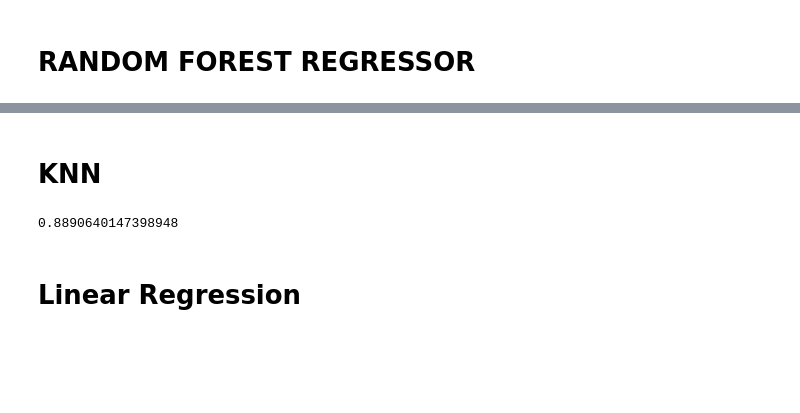
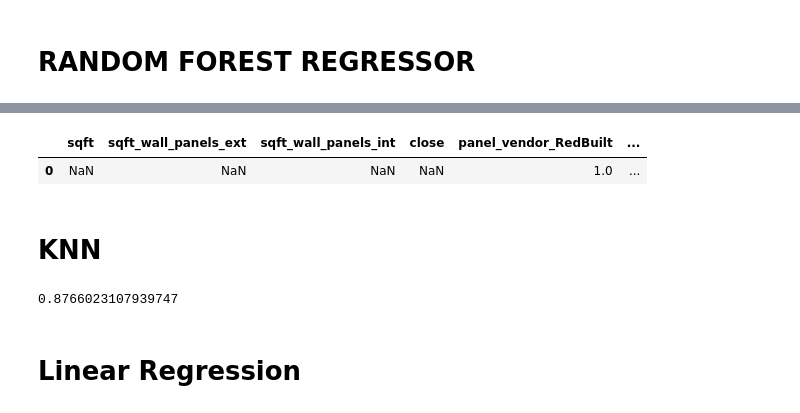
Before and after one commit to JohnnyBuccola/bbc-20-project-dashboard, a Jupyter notebook: notebooks/ml_exploration.ipynb, the cells around one changed output, grey strips where cells are left out. Saved outputs shown, nothing was run; the diff lists cells and outputs as text; code cells hidden in the pictures; blank space fills up the shorter version.

```diff
--- a/notebooks/ml_exploration.ipynb
+++ b/notebooks/ml_exploration.ipynb
@@ -43,3 +46,4 @@ analytical_df = analytical_df[analytical_df['prototype_prefix'].str.startswith('
 # Sales order date only needed for merge -
 analytical_df = analytical_df.drop(columns=['sales_order_date']).reset_index().drop(axis=1,columns='index')
 analytical_df
+sample_prediction = pd.DataFrame(analytical_df.iloc[[random.randint(0,80)]]).drop(columns=["wall_panels_cost_per_elev_sqft"],axis=1)
@@ -137,0 +151,6 @@ rf_model.score(X_test,y_test)
+# %%
+prediction_df = prep_prediction(sample_prediction)
+prediction_df
+# %% [output]
+|  | sqft | sqft_wall_panels_ext | sqft_wall_panels_int | close | panel_vendor_RedBuilt | ... |
+| 0 | NaN | NaN | NaN | NaN | 1.0 | ... |
@@ -140,11 +161,11 @@ rf_model.score(X_test,y_test)
 # %%
 from sklearn.neighbors import KNeighborsRegressor
 # %%
-knn_model = KNeighborsRegressor(n_neighbors=7,weights='uniform')
+knn_model = KNeighborsRegressor(n_neighbors=10,weights='uniform',algorithm='ball_tree')
 knn_model = knn_model.fit(X_train,y_train)
 knn_model.score(X_test,y_test)
 # %% [output]
-0.8890640147398948
+0.8766023107939747
 # %% [markdown]
 # Linear Regression
 # %%
```
Also changed, not shown: parts of 18 cells of this notebook, 5 other files.
